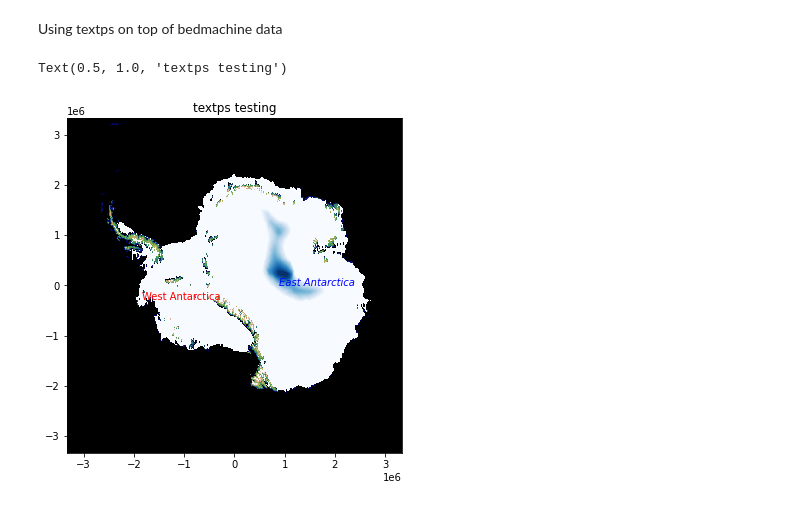
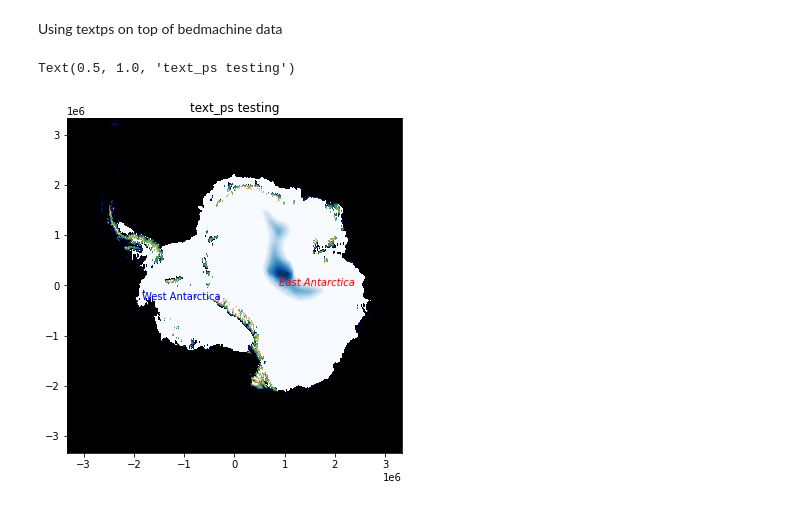
Before and after one commit to GatorGlaciology/PyPMT, a Jupyter notebook: pypmt_examples.ipynb, the cells around one changed output. Cells and saved outputs as stored; diff of their text form; code cells hidden in the pictures.

```diff
--- a/pypmt_examples.ipynb
+++ b/pypmt_examples.ipynb
@@ -62,16 +65,29 @@ mask2d = mask.reshape(13333, 13333)
 # crop surface where ice thickness is 0
 surf2d=surf2d.astype('float')
 surf2d[thick2d <= 0] = np.NAN
+# %%
+ds = xr.open_dataset(Path('C:/Users/blake/OneDrive/Desktop/BedMachineAntarctica-v3.nc'))
 # %% [markdown]
 Using textps on top of bedmachine data
 # %%
+x = ds['x'].values
+y = ds['y'].values
+thick = ds['thickness'].values
+thick2d = thick.reshape(13333, 13333)
+surface = ds['surface'].values
+surf2d = surface.reshape(13333, 13333)
+surf2d = surf2d.astype('float')
+surf2d[thick2d <= 0] = np.nan
+bed = ds['bed'].values
+bed2d = bed.reshape(13333, 13333)
+
 fig = plt.figure(figsize=(6,10))
 im = plt.imshow(bed2d, extent = [x.min(), x.max(), y.min(), y.max()], vmin = -100, vmax = 2000, cmap="gist_earth")
 plt.imshow(surf2d, extent = [x.min(), x.max(), y.min(), y.max()], vmin = 3500, vmax = 4000, cmap="Blues")
-textps(-80, -105, 'West Antarctica', color = 'red') #testing textps
-textps(-75, 90, 'East Antarctica', fontstyle='italic', color='blue')
-plt.title('textps testing')
+text_ps(-80, -105, 'West Antarctica', color = 'blue') #testing textps
+text_ps(-75, 90, 'East Antarctica', fontstyle='italic', color='red', fontsize = 10.0)
+plt.title('text_ps testing')
 # %% [output]
-Text(0.5, 1.0, 'textps testing')
+Text(0.5, 1.0, 'text_ps testing')
-[figure, old version]
+[figure, new version]
 # %%
```
Also changed, not shown: parts of 19 cells of this notebook.
